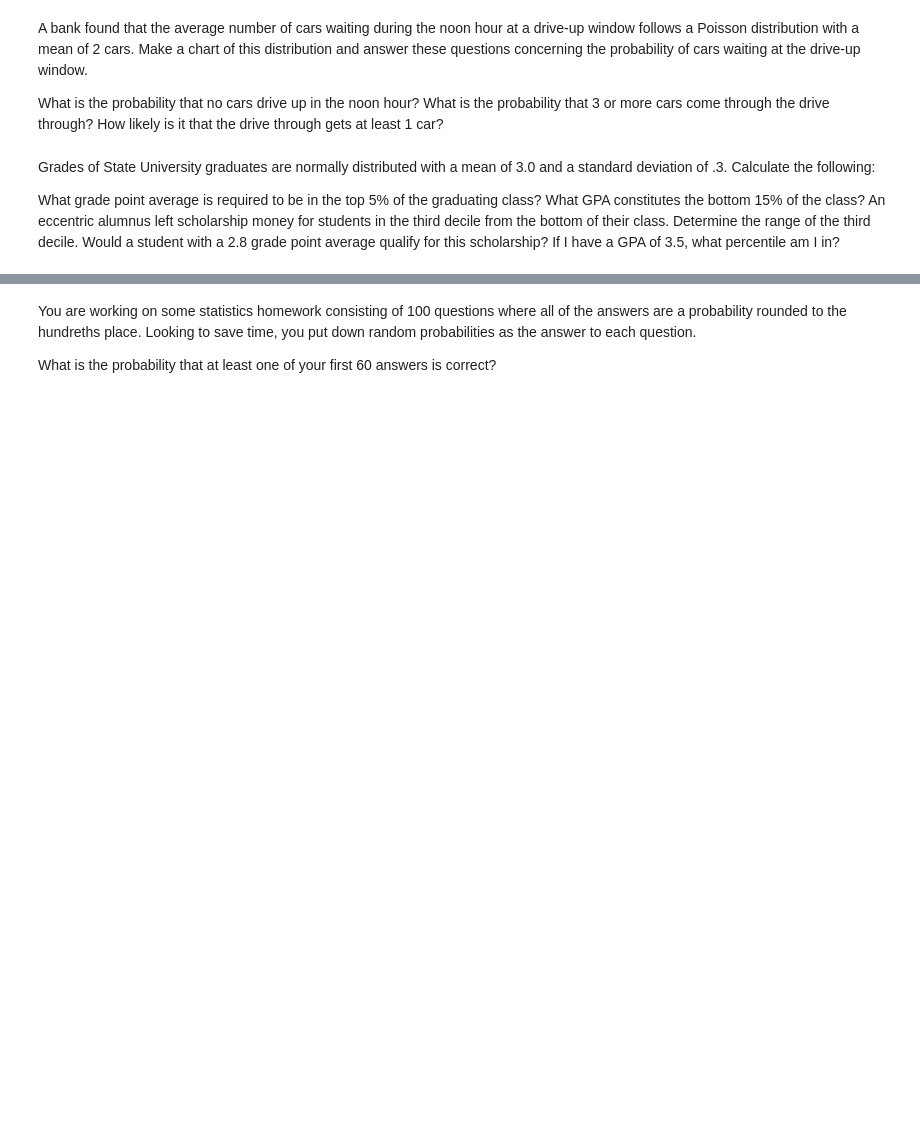
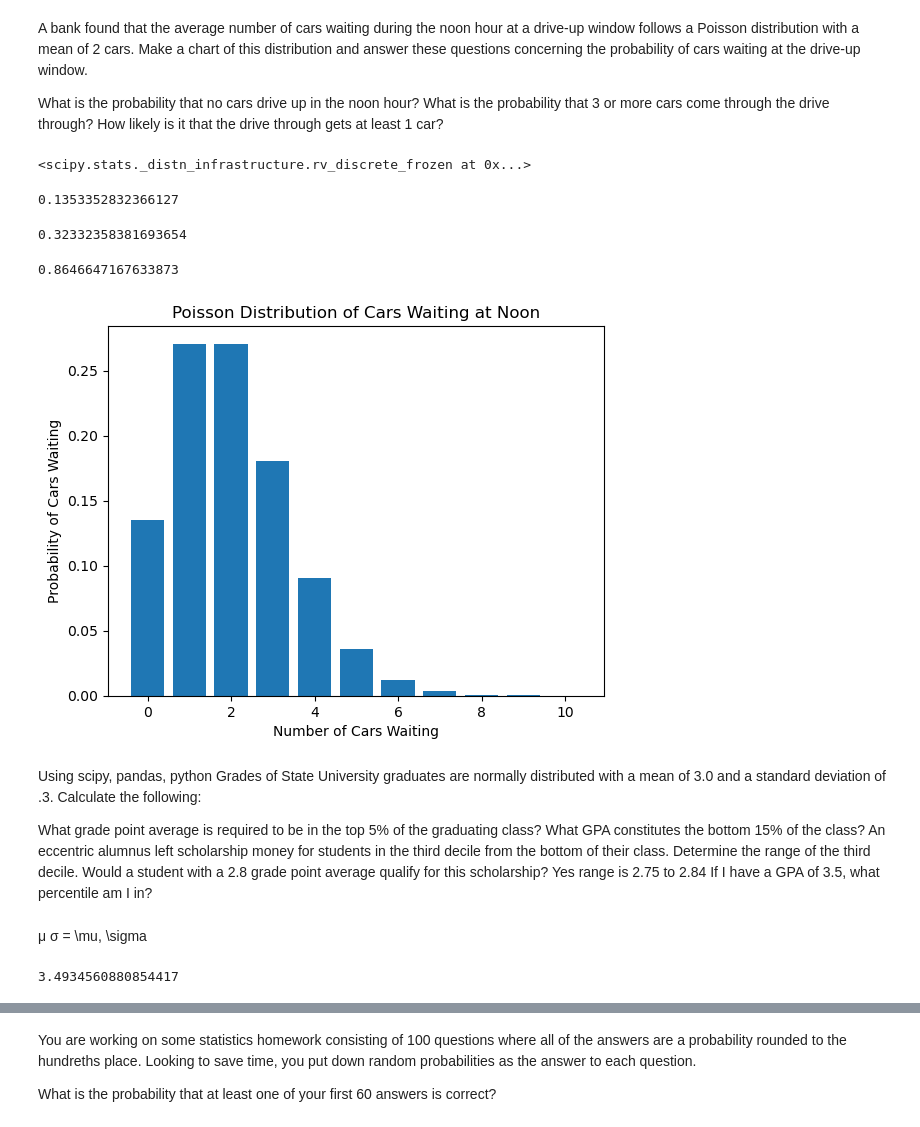
Before and after one commit to Brian-ONeil/statistics-exercises, a Jupyter notebook: probability_distributions.ipynb, the cells around one changed output, grey strips where cells are left out. Drawn from its saved outputs; the diff is of its cells as text; code cells hidden in the pictures; blank space fills up the shorter version.

```diff
--- a/probability_distributions.ipynb
+++ b/probability_distributions.ipynb
@@ -15,7 +19,36 @@ How likely is it that the drive through gets at least 1 car?
+# %%
+cars_wait = stats.poisson(lamb)
+cars_wait
+# %% [output]
+<scipy.stats._distn_infrastructure.rv_discrete_frozen at 0x...>
+# %%
+stats.poisson.pmf(0, mean)
+# %% [output]
+0.1353352832366127
+# %%
+stats.poisson.sf(2, mean)
+# %% [output]
+0.32332358381693654
+# %%
+stats.poisson.sf(0, mean)
+# %% [output]
+0.8646647167633873
+# %%
+x = np.arange(0,11)
+y = [cars_wait.pmf(i) for i in x]
+
+plt.bar(x,y)
+
+plt.xlabel('Number of Cars Waiting')
+plt.ylabel('Probability of Cars Waiting')
+plt.title('Poisson Distribution of Cars Waiting at Noon')
+plt.show()
+# %% [output]
+[figure, added]
 # %% [markdown]
-Grades of State University graduates are normally distributed with a mean of 3.0 and a standard deviation of .3. Calculate the following:
+Using scipy, pandas, python Grades of State University graduates are normally distributed with a mean of 3.0 and a standard deviation of .3. Calculate the following:
 
 What grade point average is required to be in the top 5% of the graduating class?
 What GPA constitutes the bottom 15% of the class?
-An eccentric alumnus left scholarship money for students in the third decile from the bottom of their class. Determine the range of the third decile. Would a student with a 2.8 grade point average qualify for this scholarship?
+An eccentric alumnus left scholarship money for students in the third decile from the bottom of their class. Determine the range of the third decile. Would a student with a 2.8 grade point average qualify for this scholarship? Yes range is 2.75 to 2.84
 If I have a GPA of 3.5, what percentile am I in?
@@ -21,0 +58,2 @@ If I have a GPA of 3.5, what percentile am I in?
+# %% [markdown]
+μ σ = \mu, \sigma
@@ -21,0 +62,4 @@ If I have a GPA of 3.5, what percentile am I in?
+# %%
+GPA_dist.isf(.05)
+# %% [output]
+3.4934560880854417
```
Also changed, not shown: parts of 35 cells of this notebook, 1 other file.
